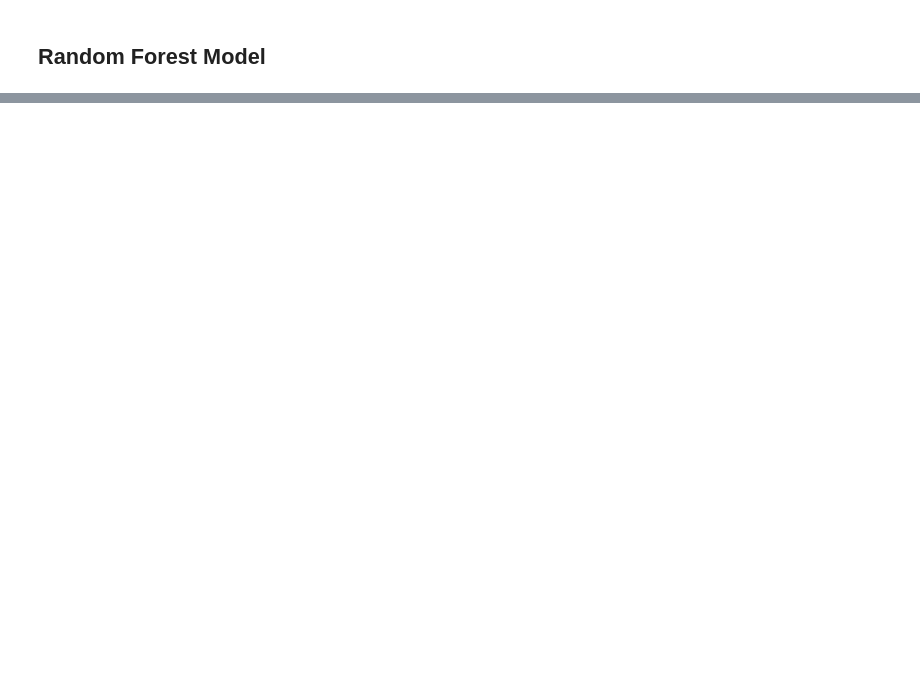
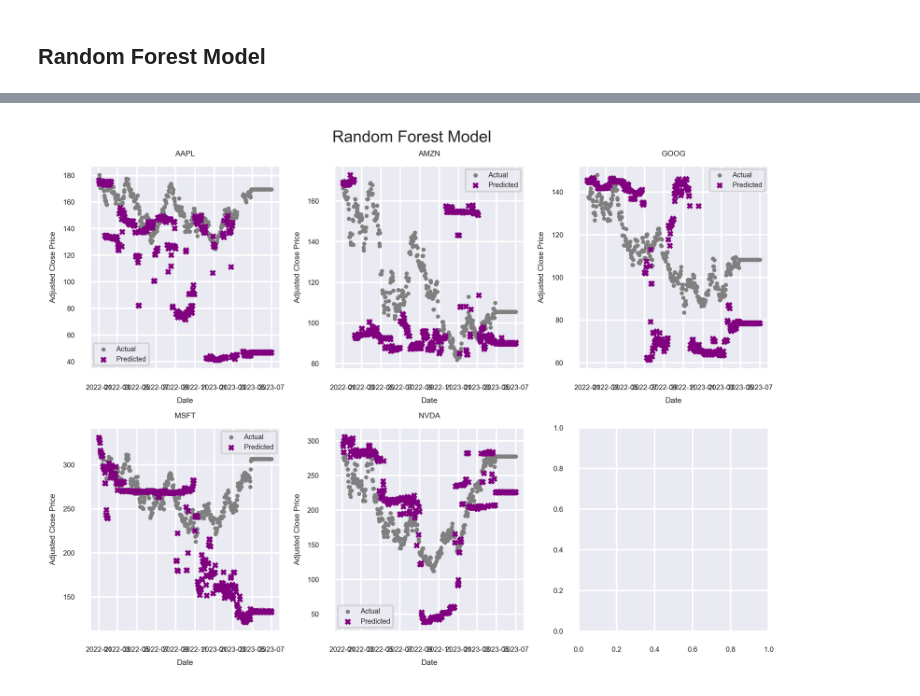
Before and after one commit to amberlee0516/ds4a-stock-price, a Jupyter notebook: EDA.ipynb, the cells around one changed output, grey strips where cells are left out. Saved outputs shown, nothing was run; the diff lists cells and outputs as text; code cells hidden in the pictures; blank space fills up the shorter version.

```diff
--- a/EDA.ipynb
+++ b/EDA.ipynb
@@ -226,0 +425,3 @@ None
+# %%
+AMZN_RF = random_forest('AMZN', df)
+AMZN_RF
@@ -226,0 +443,3 @@ None
+# %%
+GOOG_RF = random_forest('GOOG', df)
+GOOG_RF
@@ -226,0 +461,3 @@ None
+# %%
+MSFT_RF = random_forest('MSFT', df)
+MSFT_RF
@@ -226,0 +479,3 @@ None
+# %%
+NVDA_RF = random_forest('NVDA', df)
+NVDA_RF
@@ -226,0 +497,44 @@ None
+# %%
+fig, axs = plt.subplots(2, 3, dpi = 600)
+
+# Plot data1 on the first subplot (top-left)
+axs[0, 0].scatter(AAPL_RF.Date, AAPL_RF.Actual, label = 'Actual', s=10, marker = '.', color = 'gray')
+axs[0, 0].scatter(AAPL_RF.Date, AAPL_RF.Predicted, label = 'Predicted', s=8, marker = 'x', color = 'purple')
+axs[0, 0].set_title('AAPL')
+axs[0, 0].legend()
+axs[0, 0].set_xlabel('Date')
+axs[0, 0].set_ylabel('Adjusted Close Price')
+
+axs[0, 1].scatter(AMZN_RF.Date, AMZN_RF.Actual, label = 'Actual', s=10, marker = '.', color = 'gray')
+axs[0, 1].scatter(AMZN_RF.Date, AMZN_RF.Predicted, label = 'Predicted', s=8, marker = 'x', color = 'purple')
+axs[0, 1].set_title('AMZN')
+axs[0, 1].legend()
+axs[0, 1].set_xlabel('Date')
+axs[0, 1].set_ylabel('Adjusted Close Price')
+
+axs[0, 2].scatter(GOOG_RF.Date, GOOG_RF.Actual, label = 'Actual', s=10, marker = '.', color = 'gray')
+axs[0, 2].scatter(GOOG_RF.Date, GOOG_RF.Predicted, label = 'Predicted', s=8, marker = 'x', color = 'purple')
+axs[0, 2].set_title('GOOG')
+axs[0, 2].legend()
+axs[0, 2].set_xlabel('Date')
+axs[0, 2].set_ylabel('Adjusted Close Price')
+
+axs[1, 0].scatter(MSFT_RF.Date, MSFT_RF.Actual, label = 'Actual', s=10, marker = '.', color = 'gray')
+axs[1, 0].scatter(MSFT_RF.Date, MSFT_RF.Predicted, label = 'Predicted', s=8, marker = 'x', color = 'purple')
+axs[1, 0].set_title('MSFT')
+axs[1, 0].legend()
+axs[1, 0].set_xlabel('Date')
+axs[1, 0].set_ylabel('Adjusted Close Price')
+
+axs[1, 1].scatter(NVDA_RF.Date, NVDA_RF.Actual, label = 'Actual', s=10, marker = '.', color = 'gray')
+axs[1, 1].scatter(NVDA_RF.Date, NVDA_RF.Predicted, label = 'Predicted', s=8, marker = 'x', color = 'purple')
+axs[1, 1].set_title('NVDA')
+axs[1, 1].legend()
+axs[1, 1].set_xlabel('Date')
+axs[1, 1].set_ylabel('Adjusted Close Price')
+
+fig.suptitle('Random Forest Model', fontsize=10)
+plt.tight_layout()
+plt.show()
+# %% [output]
+[figure, added]
```
Also changed, not shown: parts of 30 cells of this notebook.
